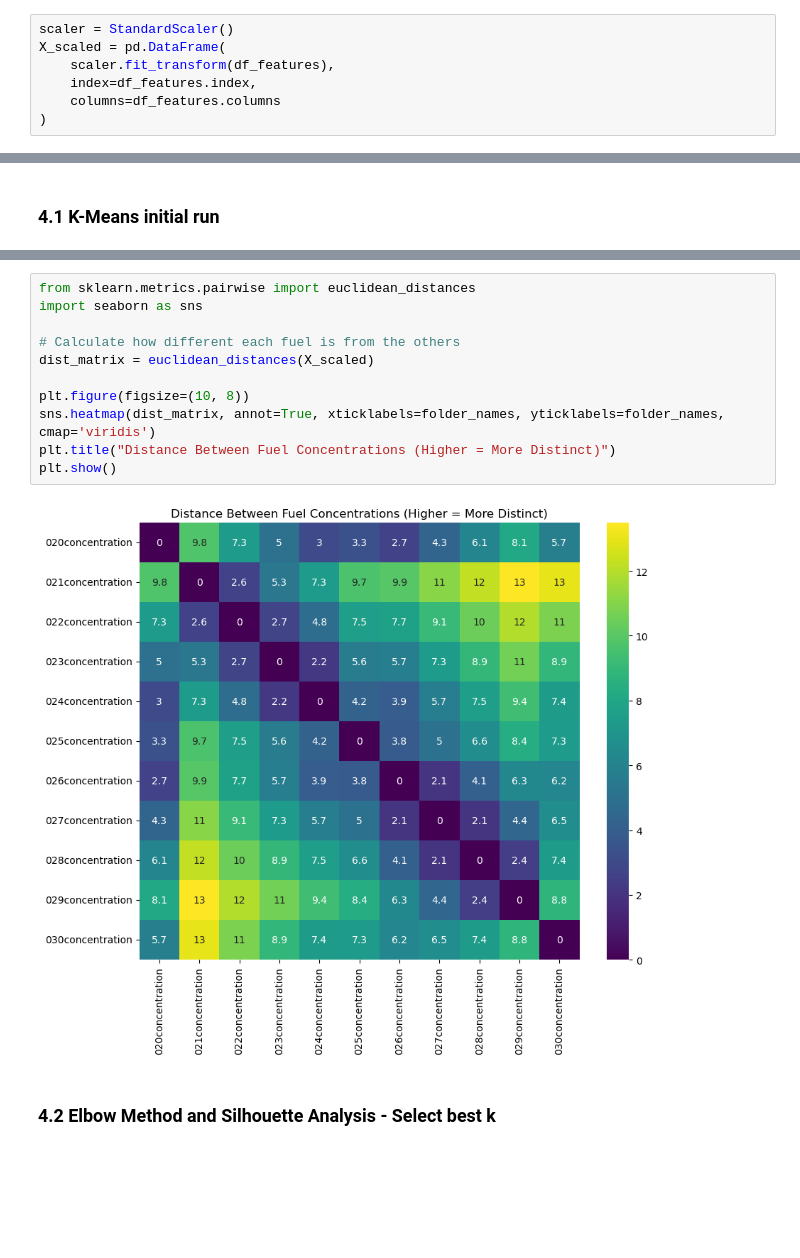
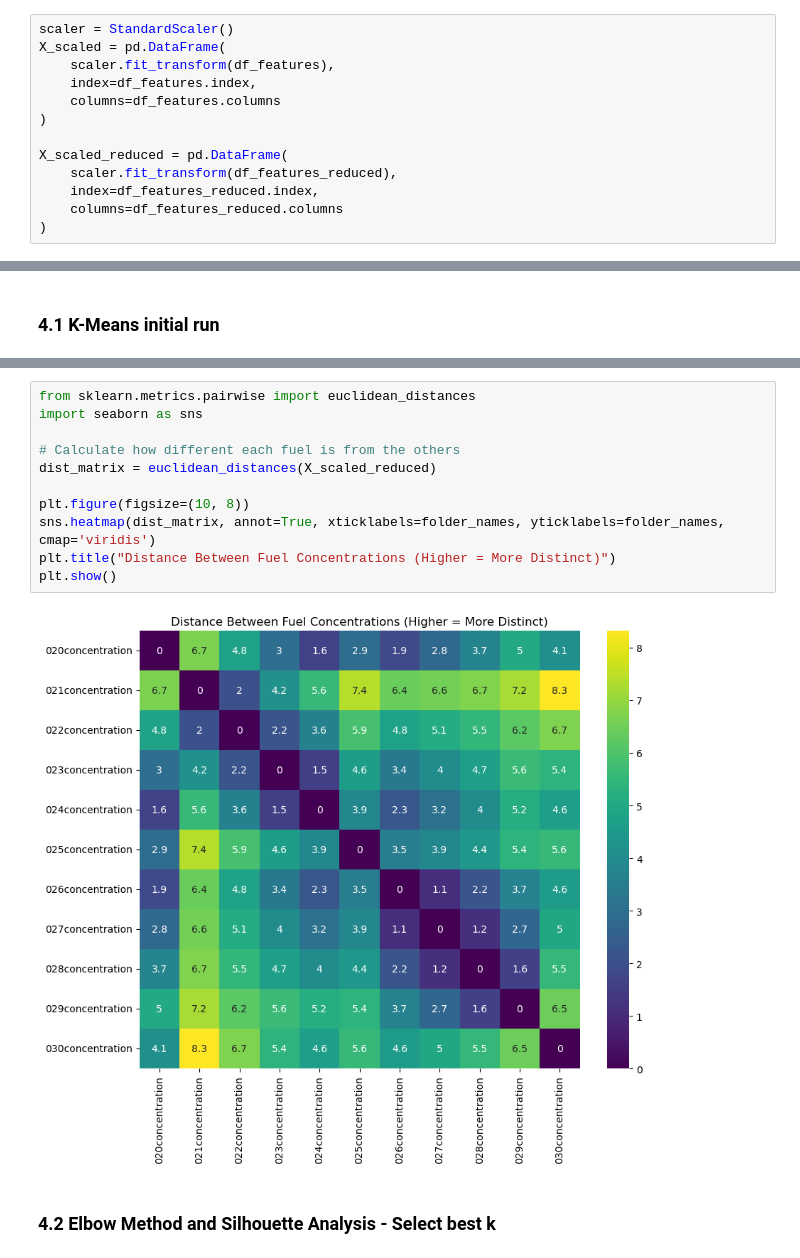
Before and after one commit to ZeIcaro/insights-combustion, a Jupyter notebook: combustion-tp.ipynb, the cells around one changed output, grey strips where cells are left out. Cells and saved outputs as stored; diff of their text form; blank space fills up the shorter version.

```diff
--- a/combustion-tp.ipynb
+++ b/combustion-tp.ipynb
@@ -964,6 +1068,12 @@ X_scaled = pd.DataFrame(
     index=df_features.index,
     columns=df_features.columns
 )
+
+X_scaled_reduced = pd.DataFrame(
+    scaler.fit_transform(df_features_reduced),
+    index=df_features_reduced.index,
+    columns=df_features_reduced.columns
+)
 # %%
 X_scaled
 # %% [output]
@@ -1007,16 +1132,16 @@ Name: cluster, dtype: int32
 # %%
 from sklearn.metrics.pairwise import euclidean_distances
 import seaborn as sns
 
 # Calculate how different each fuel is from the others
-dist_matrix = euclidean_distances(X_scaled)
+dist_matrix = euclidean_distances(X_scaled_reduced)
 
 plt.figure(figsize=(10, 8))
 sns.heatmap(dist_matrix, annot=True, xticklabels=folder_names, yticklabels=folder_names, cmap='viridis')
 plt.title("Distance Between Fuel Concentrations (Higher = More Distinct)")
 plt.show()
 # %% [output]
-[figure, old version]
+[figure, new version]
 # %% [markdown]
 ### 4.2 Elbow Method and Silhouette Analysis - Select best k
 # %% [markdown]
```
Also changed, not shown: parts of 22 cells of this notebook, 1 other file.
